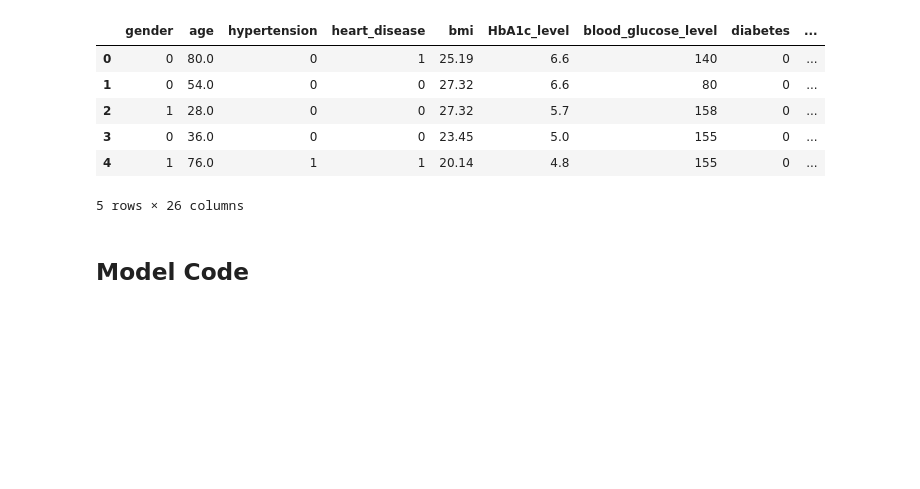
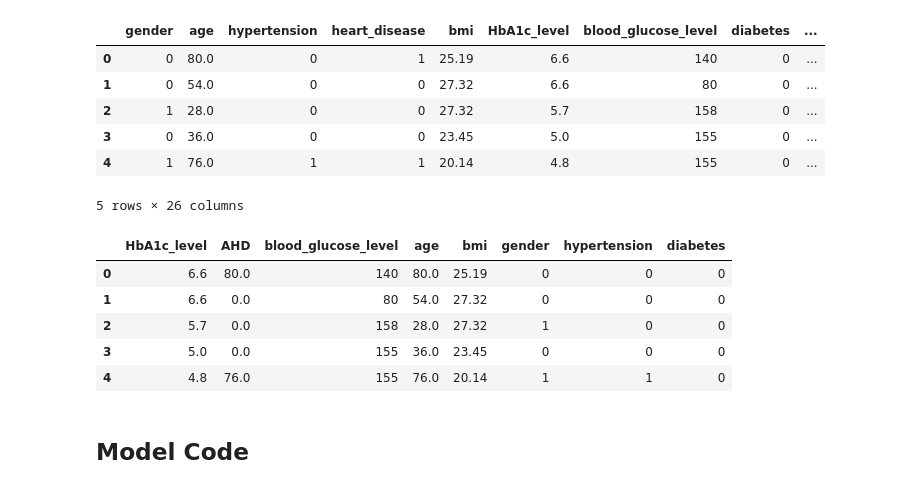
Before and after one commit to casalf724/Casalf724-Streamlit_Project, a Jupyter notebook: Notebook.ipynb, the cells around one changed output. Cells and saved outputs as stored; diff of their text form; code cells hidden in the pictures; blank space fills up the shorter version.

Commit message:
Reduce features to 7

```diff
--- a/Notebook.ipynb
+++ b/Notebook.ipynb
@@ -111,3 +109,20 @@ data.head()
+# %%
+#Reduce features for application to top seven
+
+# Assuming 'raw_data' is your existing DataFrame
+selected_columns = ['HbA1c_level', 'AHD', 'blood_glucose_level', 'age', 'bmi', 'gender', 'hypertension', 'diabetes']
+
+# Selecting the specified columns to create a new DataFrame
+data = data[selected_columns].copy()
+# %%
+data.head(5)
+# %% [output]
+|  | HbA1c_level | AHD | blood_glucose_level | age | bmi | gender | hypertension | diabetes |
+| 0 | 6.6 | 80.0 | 140 | 80.0 | 25.19 | 0 | 0 | 0 |
+| 1 | 6.6 | 0.0 | 80 | 54.0 | 27.32 | 0 | 0 | 0 |
+| 2 | 5.7 | 0.0 | 158 | 28.0 | 27.32 | 1 | 0 | 0 |
+| 3 | 5.0 | 0.0 | 155 | 36.0 | 23.45 | 0 | 0 | 0 |
+| 4 | 4.8 | 76.0 | 155 | 76.0 | 20.14 | 1 | 1 | 0 |
 # %% [markdown]
 ## Model Code
 # %%
```
Also changed, not shown: parts of 4 cells of this notebook, 1 other file.
